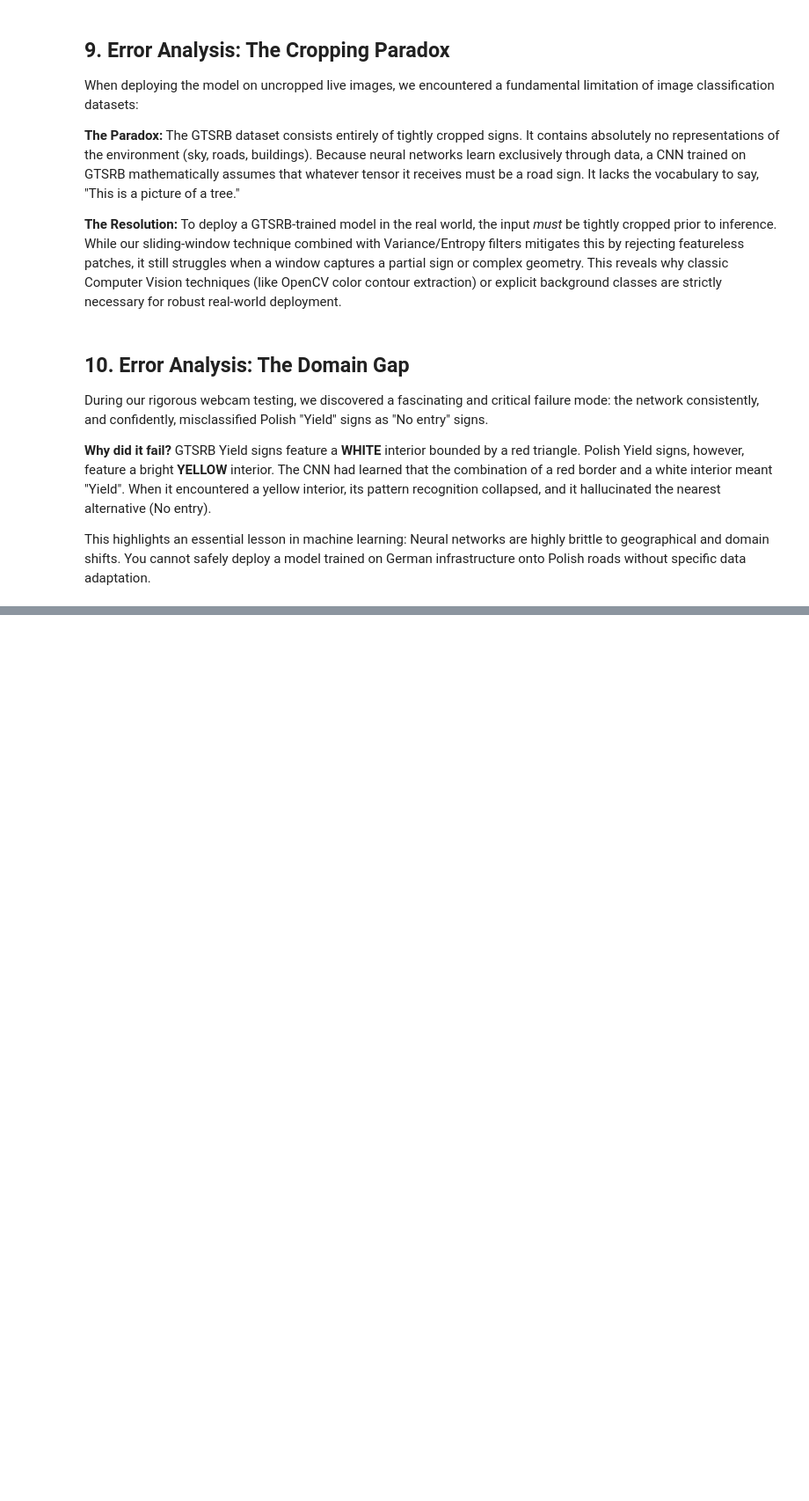
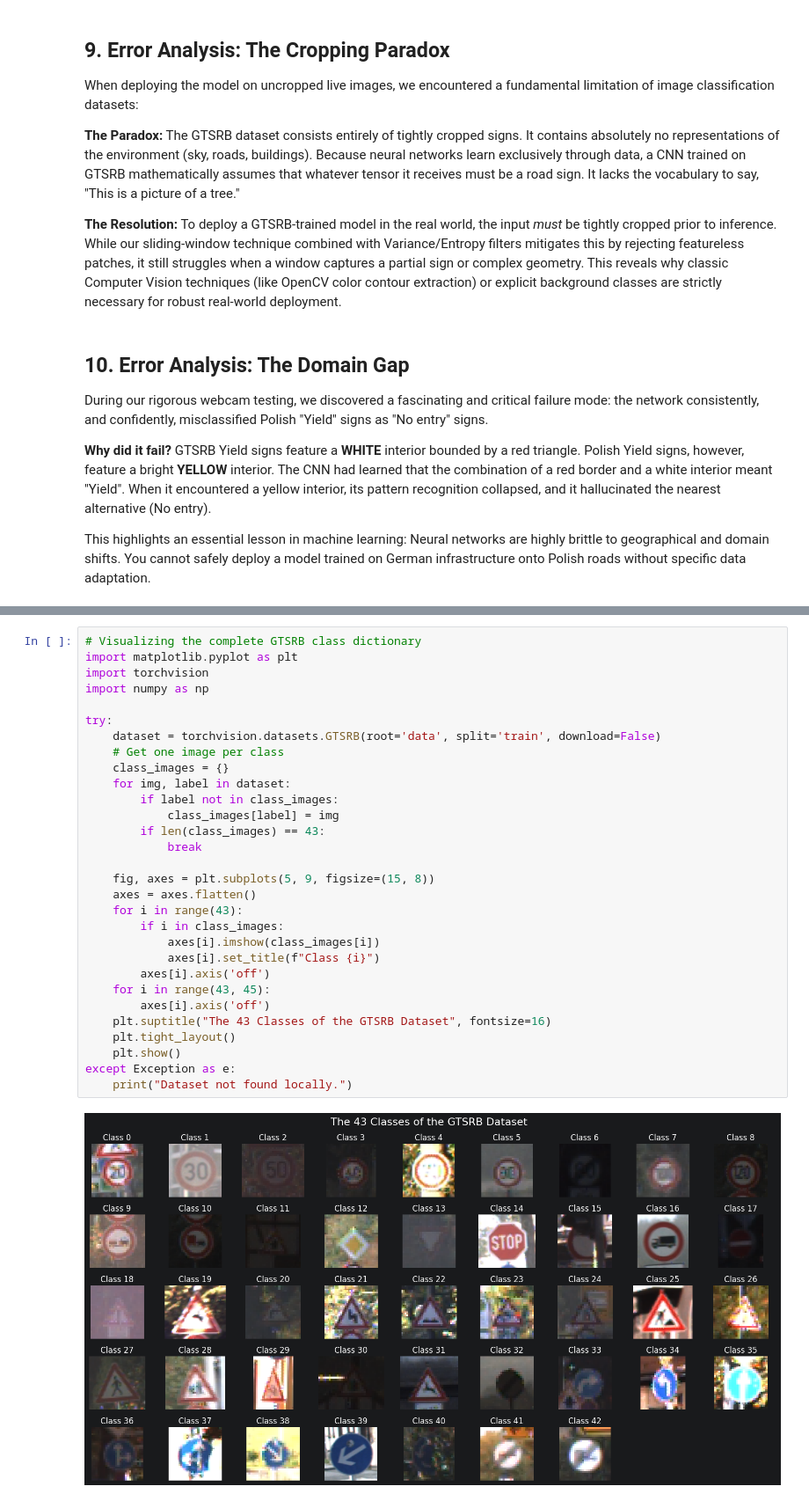
Before and after one commit to archeq/pl-road-sign-recognizer, a Jupyter notebook: road-sign-recognizer.ipynb, the cells around one changed output, grey strips where cells are left out. Shown at 88% size. Drawn from its saved outputs; the diff is of its cells as text; blank space fills up the shorter version.

```diff
--- a/road-sign-recognizer.ipynb
+++ b/road-sign-recognizer.ipynb
@@ -225,0 +241,32 @@ This highlights an essential lesson in machine learning: Neural networks are hig
+# %%
+# Visualizing the complete GTSRB class dictionary
+import matplotlib.pyplot as plt
+import torchvision
+import numpy as np
+
+try:
+    dataset = torchvision.datasets.GTSRB(root='data', split='train', download=False)
+    # Get one image per class
+    class_images = {}
+    for img, label in dataset:
+        if label not in class_images:
+            class_images[label] = img
+        if len(class_images) == 43:
+            break
+
+    fig, axes = plt.subplots(5, 9, figsize=(15, 8))
+    axes = axes.flatten()
+    for i in range(43):
+        if i in class_images:
+            axes[i].imshow(class_images[i])
+            axes[i].set_title(f"Class {i}")
+        axes[i].axis('off')
+    for i in range(43, 45):
+        axes[i].axis('off')
+    plt.suptitle("The 43 Classes of the GTSRB Dataset", fontsize=16)
+    plt.tight_layout()
+    plt.show()
+except Exception as e:
+    print("Dataset not found locally.")
+# %% [output]
+[figure, added]
```
Also changed, not shown: parts of 8 cells of this notebook.
